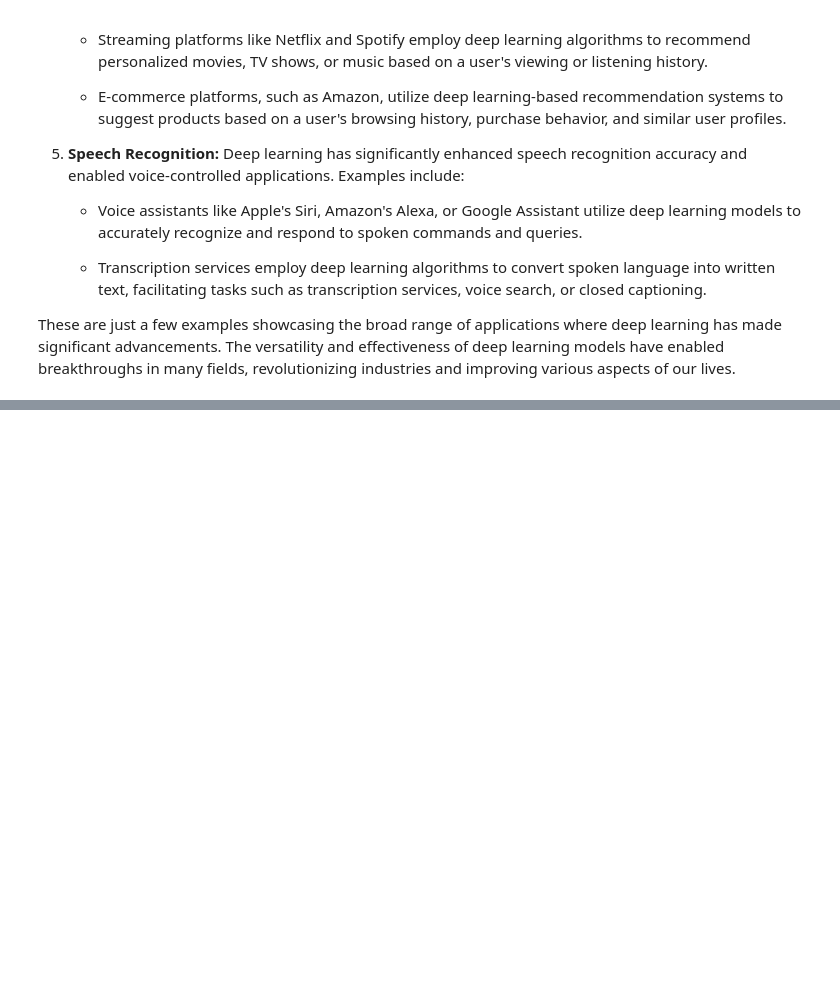
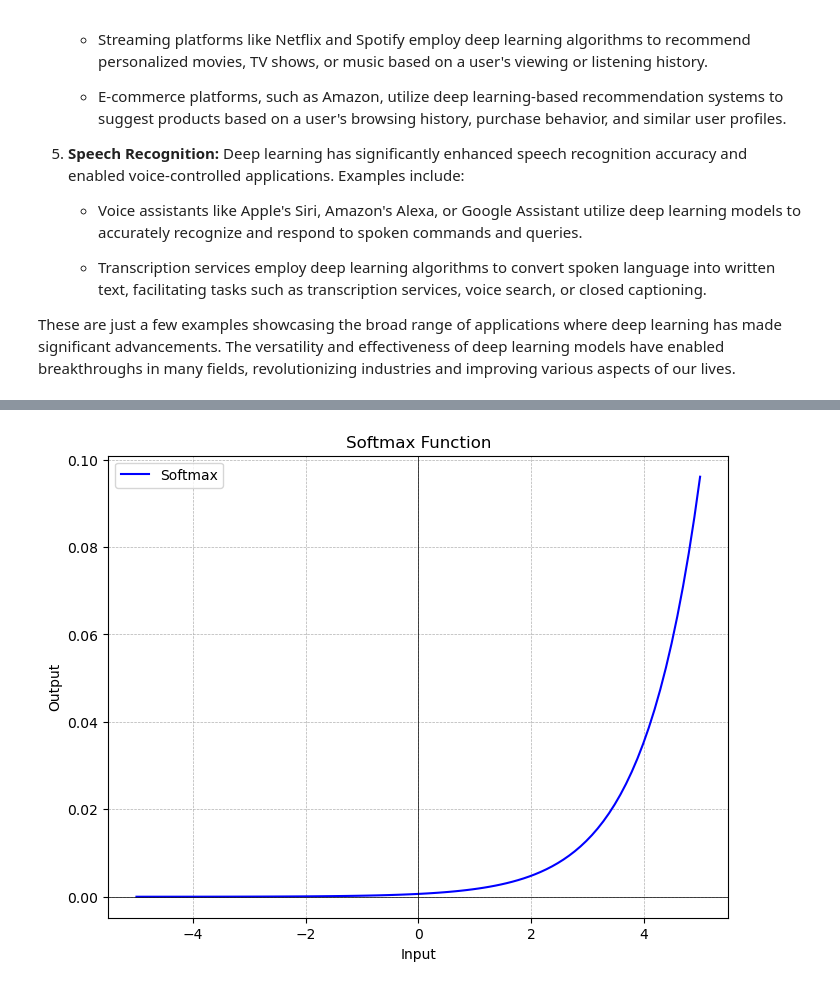
Before and after one commit to arunp77/Machine-Learning, a Jupyter notebook: Deep-learning/0-Deep-learning.ipynb, the cells around one changed output, grey strips where cells are left out. Saved outputs shown, nothing was run; the diff lists cells and outputs as text; code cells hidden in the pictures; blank space fills up the shorter version.

```diff
--- a/Deep-learning/0-Deep-learning.ipynb
+++ b/Deep-learning/0-Deep-learning.ipynb
@@ -97,0 +223,26 @@ These are just a few examples showcasing the broad range of applications where d
+# %%
+import numpy as np
+import matplotlib.pyplot as plt
+
+def softmax(x):
+    exp_x = np.exp(x)
+    return exp_x / np.sum(exp_x)
+
+# Generate data for plotting
+x = np.linspace(-5, 5, 100)
+y_softmax = softmax(x)
+
+# Plot Softmax function
+plt.figure(figsize=(8, 6))
+plt.plot(x, y_softmax, label='Softmax', color='blue')
+
+plt.title('Softmax Function')
+plt.xlabel('Input')
+plt.ylabel('Output')
+plt.legend()
+plt.axhline(0, color='black', linewidth=0.5)
+plt.axvline(0, color='black', linewidth=0.5)
+plt.grid(True, linestyle='--', linewidth=0.5)
+plt.show()
+# %% [output]
+[figure, added]
```
Also changed, not shown: parts of 2 cells of this notebook.
